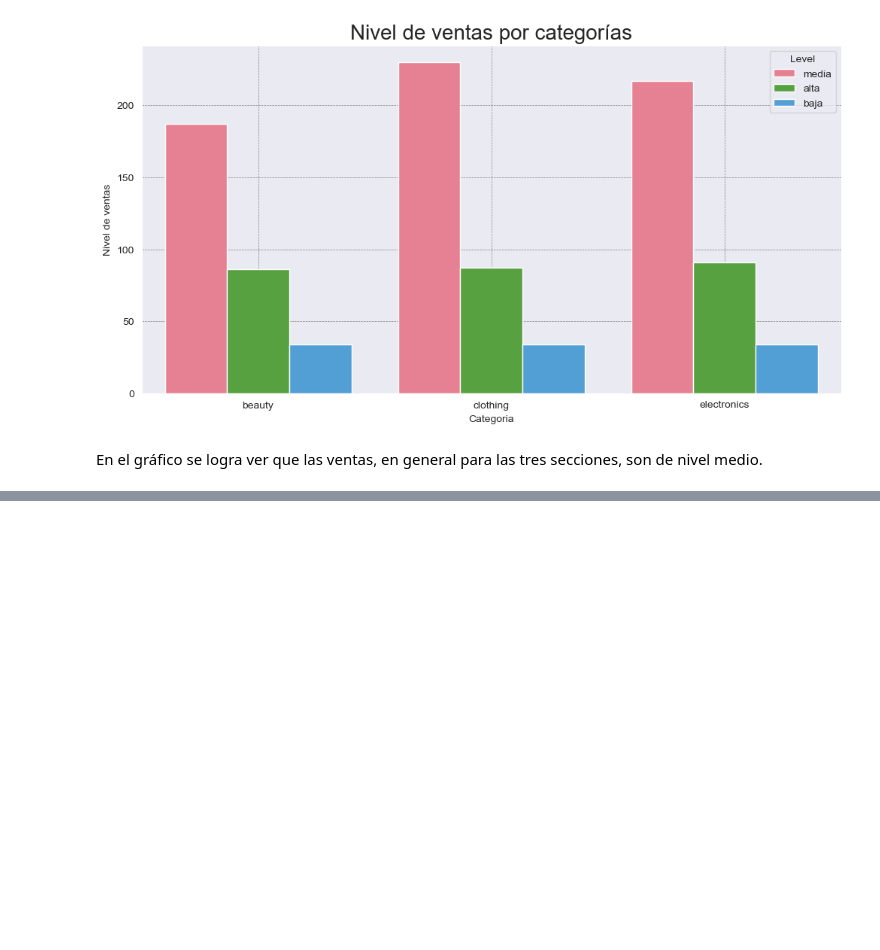
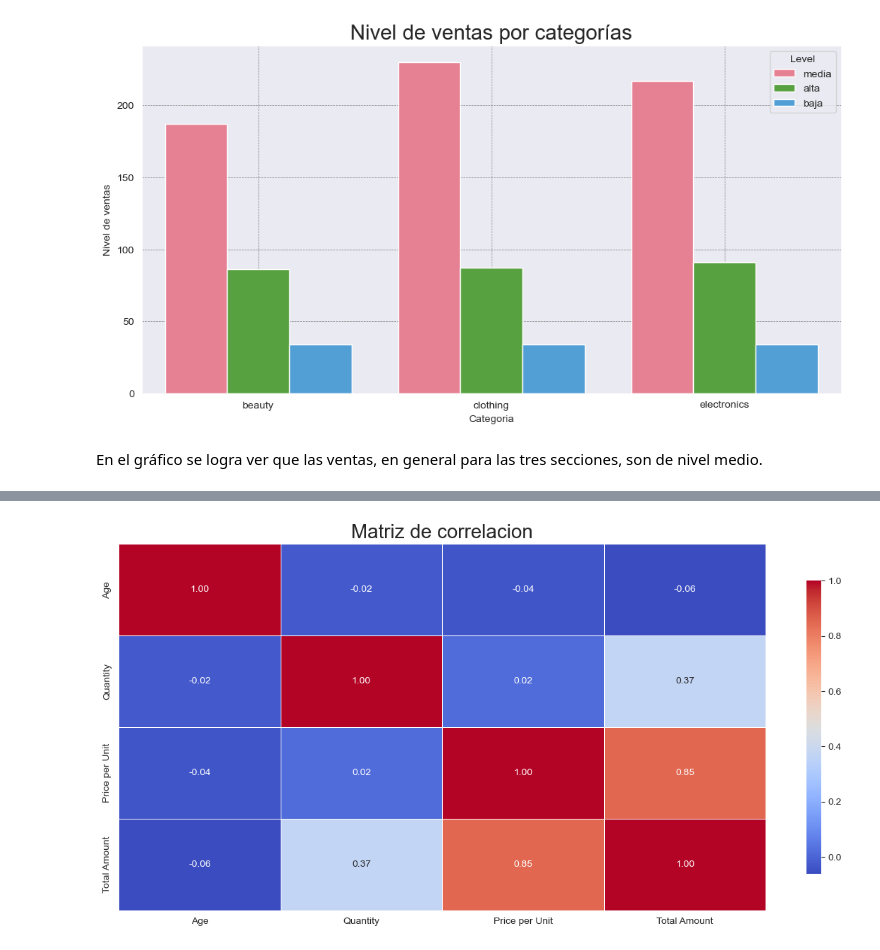
Before and after one commit to arasolfer/retail_sales_analysis, a Jupyter notebook: notebooks/PandasAnalysis.ipynb, the cells around one changed output, grey strips where cells are left out. Saved outputs shown, nothing was run; the diff lists cells and outputs as text; code cells hidden in the pictures; blank space fills up the shorter version.

Commit message:
heatmap

```diff
--- a/notebooks/PandasAnalysis.ipynb
+++ b/notebooks/PandasAnalysis.ipynb
@@ -720,0 +736,17 @@ En el gráfico se logra ver que las ventas, en general para las tres secciones,
+# %%
+# matriz para analisis de correlacion
+matriz_correlacion = retail_sales[['Age', 'Quantity', 'Price per Unit', 'Total Amount']].corr(method='pearson')
+# %%
+# crear figura y eje
+fig, ax = plt.subplots(figsize=(12, 6))
+
+# heatmap
+sns.heatmap(data=matriz_correlacion, annot=True, fmt=".2f", cmap='coolwarm', linewidths=0.5, linecolor='white', cbar_kws={"shrink": .8})
+ax.set_title('Matriz de correlacion', fontsize=20)
+sns.set_style("darkgrid")
+
+# mostrar el gráfico
+plt.tight_layout()
+plt.show()
+# %% [output]
+[figure, added]
```
Also changed, not shown: parts of 8 cells of this notebook.
